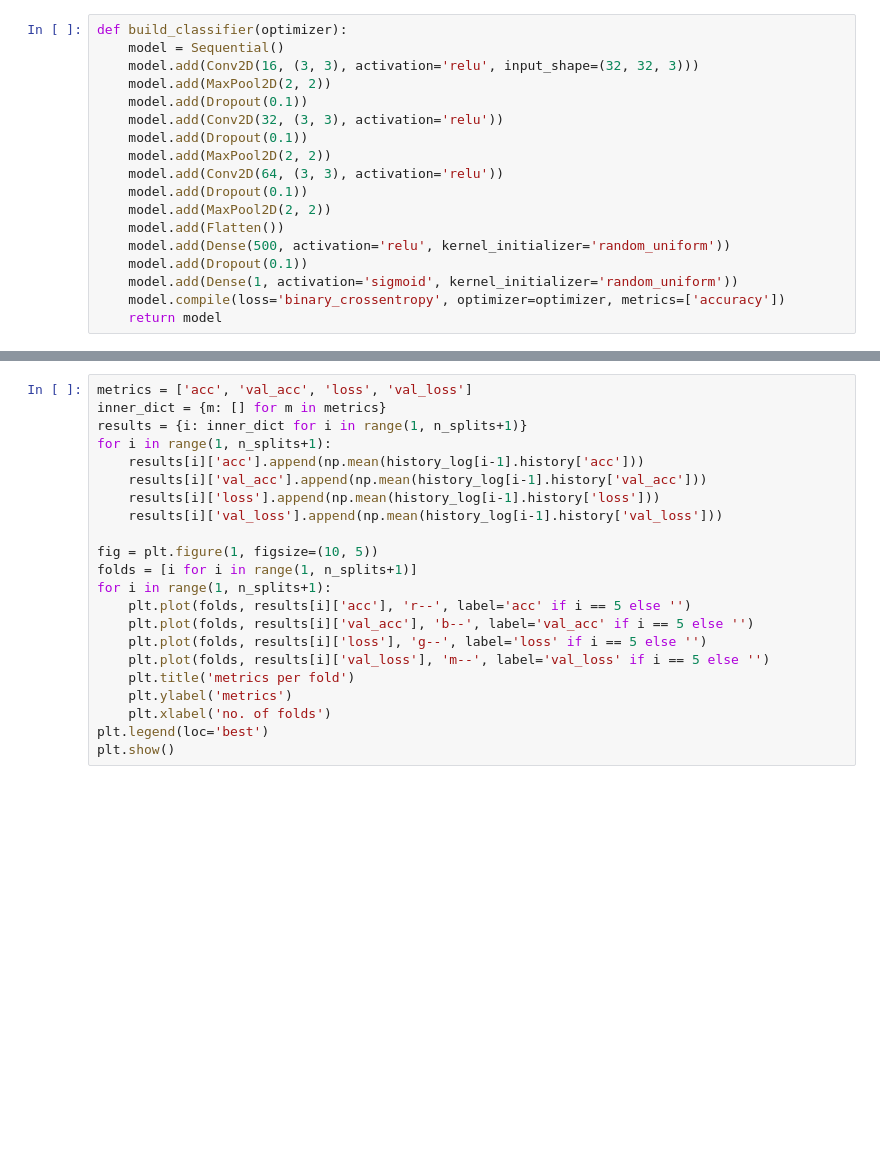
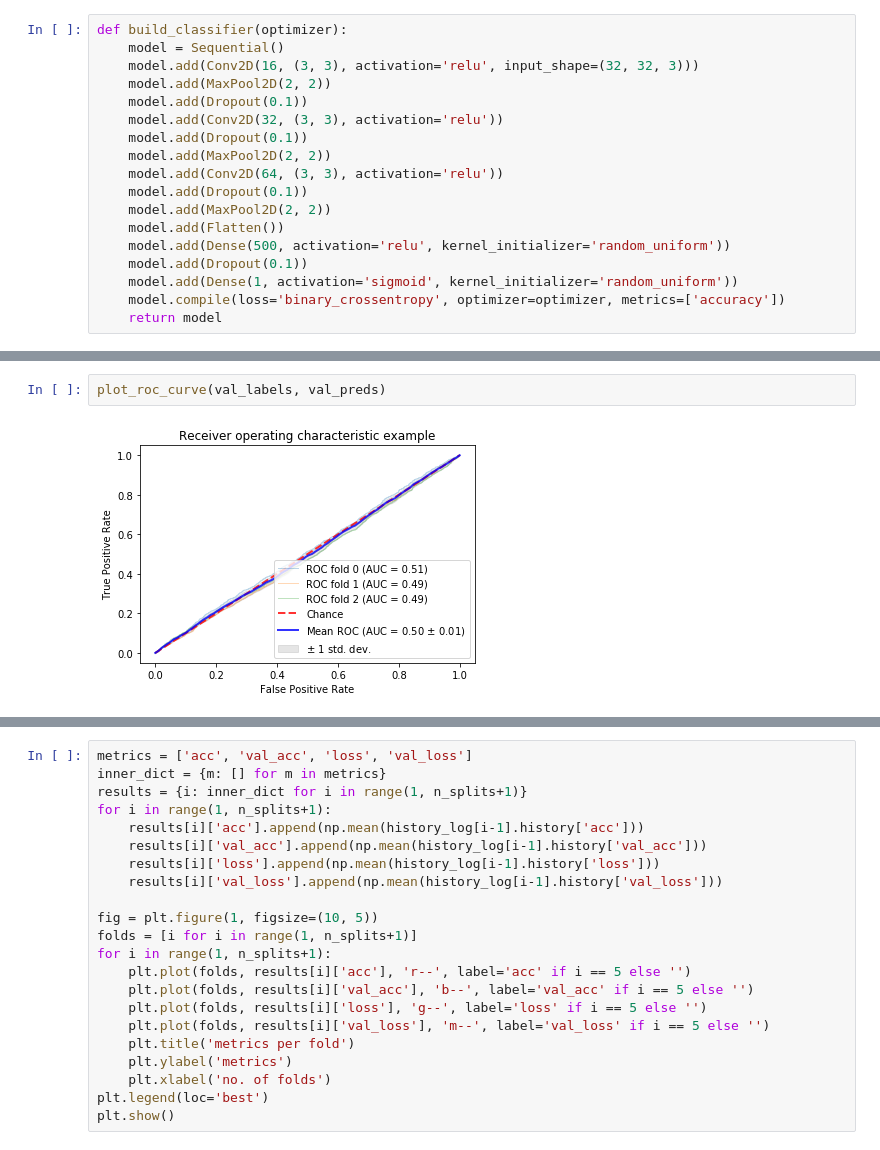
Before and after one commit to tilaprimera/Aerial-Cactus-Identification, a Jupyter notebook: aerial_cactus_identify.ipynb, the cells around one changed output, grey strips where cells are left out. Cells and saved outputs as stored; diff of their text form; blank space fills up the shorter version.

```diff
--- a/aerial_cactus_identify.ipynb
+++ b/aerial_cactus_identify.ipynb
@@ -424,0 +430,4 @@ dict_keys([1, 2, 3, 4, 5, 0])
+# %%
+plot_roc_curve(val_labels, val_preds)
+# %% [output]
+[figure, added]
```
Also changed, not shown: parts of 9 cells of this notebook.
